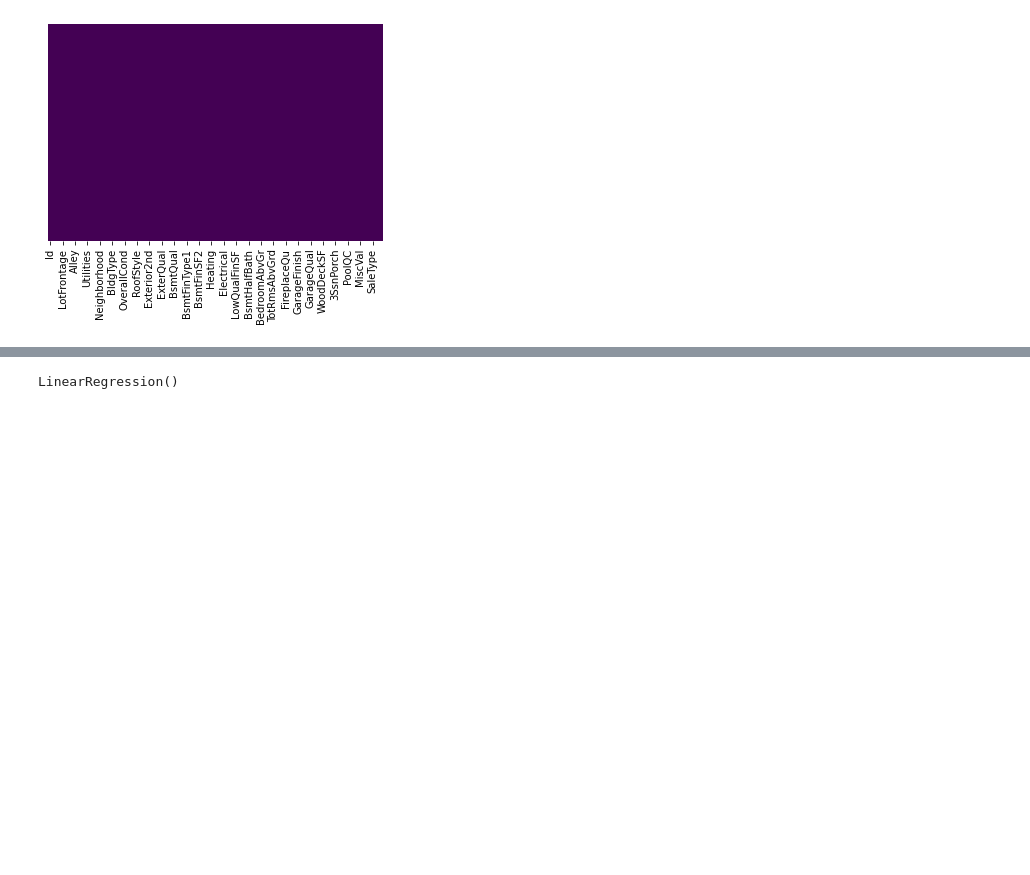
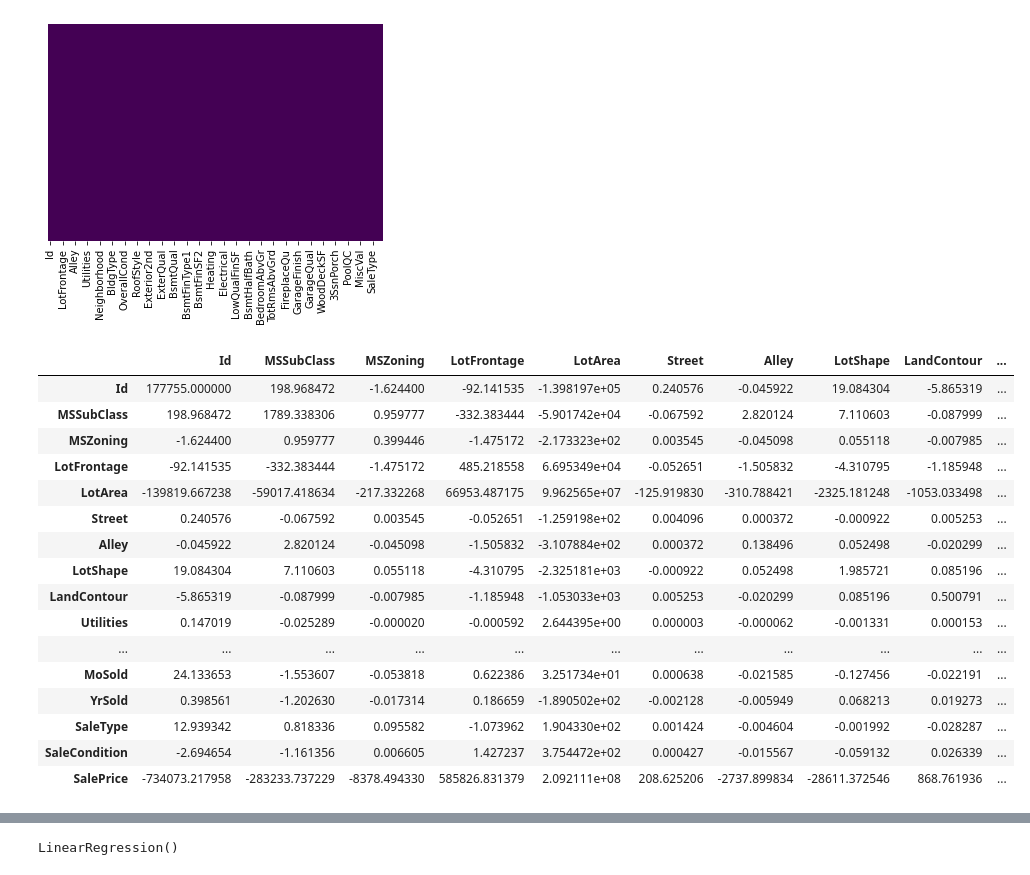
Before and after one commit to NairSailesh/Regex, a Jupyter notebook: Regex_Task-08_2.ipynb, the cells around one changed output, grey strips where cells are left out. Cells and saved outputs as stored; diff of their text form; code cells hidden in the pictures; blank space fills up the shorter version.

```diff
--- a/Regex_Task-08_2.ipynb
+++ b/Regex_Task-08_2.ipynb
@@ -219,3 +219,23 @@ sns.heatmap(df_train.isnull(),yticklabels=False,cbar=False,cmap='viridis')
 # %% [output]
 <AxesSubplot:>
 [figure]
+# %%
+df_train.cov()
+# %% [output]
+|  | Id | MSSubClass | MSZoning | LotFrontage | LotArea | Street | Alley | LotShape | LandContour | ... |
+| Id | 177755.000000 | 198.968472 | -1.624400 | -92.141535 | -1.398197e+05 | 0.240576 | -0.045922 | 19.084304 | -5.865319 | ... |
+| MSSubClass | 198.968472 | 1789.338306 | 0.959777 | -332.383444 | -5.901742e+04 | -0.067592 | 2.820124 | 7.110603 | -0.087999 | ... |
+| MSZoning | -1.624400 | 0.959777 | 0.399446 | -1.475172 | -2.173323e+02 | 0.003545 | -0.045098 | 0.055118 | -0.007985 | ... |
+| LotFrontage | -92.141535 | -332.383444 | -1.475172 | 485.218558 | 6.695349e+04 | -0.052651 | -1.505832 | -4.310795 | -1.185948 | ... |
+| LotArea | -139819.667238 | -59017.418634 | -217.332268 | 66953.487175 | 9.962565e+07 | -125.919830 | -310.788421 | -2325.181248 | -1053.033498 | ... |
+| Street | 0.240576 | -0.067592 | 0.003545 | -0.052651 | -1.259198e+02 | 0.004096 | 0.000372 | -0.000922 | 0.005253 | ... |
+| Alley | -0.045922 | 2.820124 | -0.045098 | -1.505832 | -3.107884e+02 | 0.000372 | 0.138496 | 0.052498 | -0.020299 | ... |
+| LotShape | 19.084304 | 7.110603 | 0.055118 | -4.310795 | -2.325181e+03 | -0.000922 | 0.052498 | 1.985721 | 0.085196 | ... |
+| LandContour | -5.865319 | -0.087999 | -0.007985 | -1.185948 | -1.053033e+03 | 0.005253 | -0.020299 | 0.085196 | 0.500791 | ... |
+| Utilities | 0.147019 | -0.025289 | -0.000020 | -0.000592 | 2.644395e+00 | 0.000003 | -0.000062 | -0.001331 | 0.000153 | ... |
+| ... | ... | ... | ... | ... | ... | ... | ... | ... | ... | ... |
+| MoSold | 24.133653 | -1.553607 | -0.053818 | 0.622386 | 3.251734e+01 | 0.000638 | -0.021585 | -0.127456 | -0.022191 | ... |
+| YrSold | 0.398561 | -1.202630 | -0.017314 | 0.186659 | -1.890502e+02 | -0.002128 | -0.005949 | 0.068213 | 0.019273 | ... |
+| SaleType | 12.939342 | 0.818336 | 0.095582 | -1.073962 | 1.904330e+02 | 0.001424 | -0.004604 | -0.001992 | -0.028287 | ... |
+| SaleCondition | -2.694654 | -1.161356 | 0.006605 | 1.427237 | 3.754472e+02 | 0.000427 | -0.015567 | -0.059132 | 0.026339 | ... |
+| SalePrice | -734073.217958 | -283233.737229 | -8378.494330 | 585826.831379 | 2.092111e+08 | 208.625206 | -2737.899834 | -28611.372546 | 868.761936 | ... |
```
Also changed, not shown: parts of 2 cells of this notebook, 2 other files.
